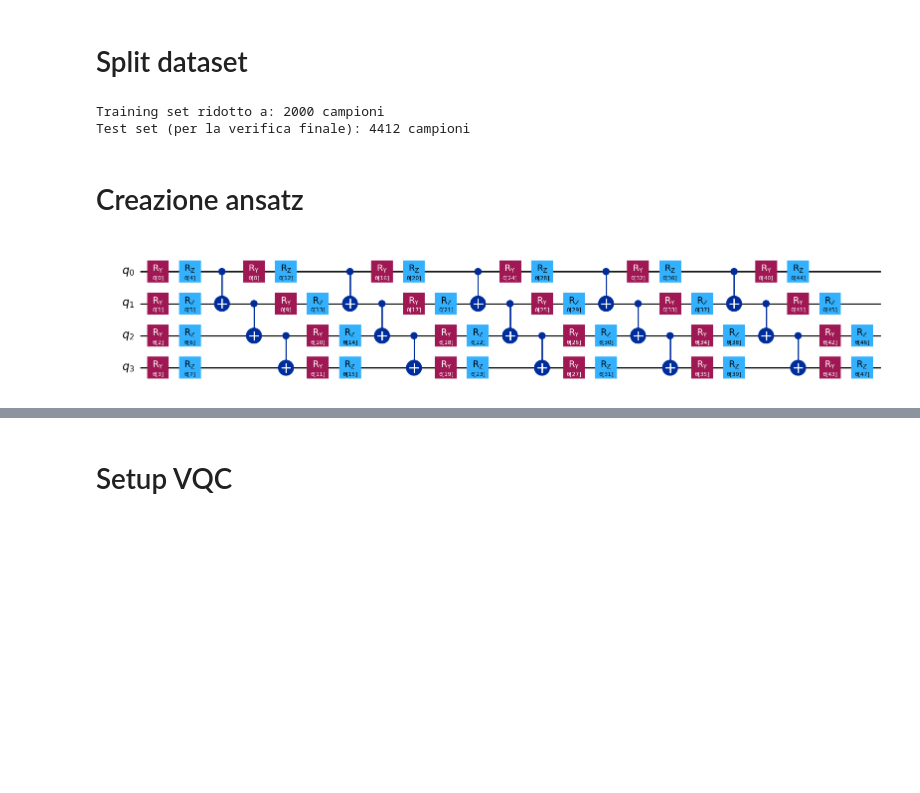
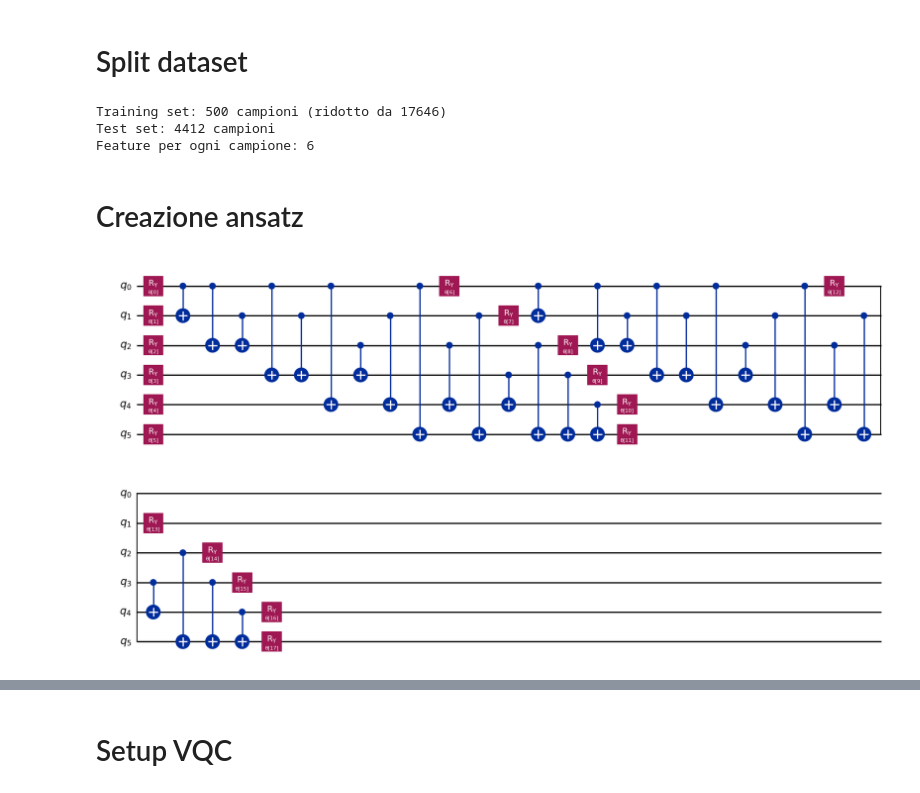
Before and after one commit to MattiaGallucci/HeisenBank, a Jupyter notebook: qml.ipynb, the cells around one changed output, grey strips where cells are left out. Drawn from its saved outputs; the diff is of its cells as text; code cells hidden in the pictures; blank space fills up the shorter version.

Commit message:
feature manuali, spsa, 500 campioni, 300 iter

```diff
--- a/qml.ipynb
+++ b/qml.ipynb
@@ -49,9 +135,10 @@ Dataset pronto. Feature: ['credit_risk_score', 'proposed_credit_limit', 'device_
 # %%
 from qiskit.circuit.library import ZZFeatureMap
 
-num_qubits = 4
+num_qubits = 6
+
 # reps = 2 indica quante volte ripetere il pattern di encoding (maggiore profondità = più complessità catturata)
-feature_map = ZZFeatureMap(feature_dimension=num_qubits, reps=2, entanglement='full')
+feature_map = ZZFeatureMap(feature_dimension=num_qubits, reps=1, entanglement='linear')
 
 # Visualizziamo il circuito per capire come vengono mappati i dati
 feature_map.decompose().draw(output='mpl')
@@ -62,32 +149,44 @@ feature_map.decompose().draw(output='mpl')
 # %% [markdown]
 # Split dataset
 # %%
-from sklearn.model_selection import train_test_split
+from sklearn.preprocessing import MinMaxScaler, StandardScaler
 
-# 1. Split normale
-X_train_full, X_test, y_train_full, y_test = train_test_split(
-    X_final, y, test_size=0.2, random_state=42, stratify=y
+# --- 1. StandardScaler sulle feature selezionate ---
+scaler = StandardScaler()
+X_scaled = scaler.fit_transform(X_selected)
+
+# --- 2. Split: 80% train, 20% test ---
+X_train_all, X_test_raw, y_train_all, y_test = train_test_split(
+    X_scaled, y, test_size=0.2, random_state=42, stratify=y
 )
 
-# 2. Creazione sottoinsieme di training VELOCE (1000 campioni bilanciati) | Prova anche 2000
-X_train, _, y_train, _ = train_test_split(
-    X_train_full, y_train_full, train_size=2000, stratify=y_train_full, random_state=42
+# --- 3. Riduzione del training set a 500 campioni bilanciati ---
+# Con un dataset piccolo, SPSA può fare molte più iterazioni nello stesso tempo
+train_size = 500
+X_train_small, _, y_train_small, _ = train_test_split(
+    X_train_all, y_train_all, train_size=train_size, stratify=y_train_all, random_state=42
 )
 
-print(f"Training set ridotto a: {len(X_train)} campioni")
-print(f"Test set (per la verifica finale): {len(X_test)} campioni")
+# --- 4. Scaling in [0, pi] per compatibilità con i gate quantistici ---
+q_scaler = MinMaxScaler(feature_range=(0, np.pi))
+X_train = q_scaler.fit_transform(X_train_small)
+X_test = q_scaler.transform(X_test_raw)
+y_train = y_train_small
+
+print(f"Training set: {X_train.shape[0]} campioni (ridotto da {X_train_all.shape[0]})")
+print(f"Test set: {X_test.shape[0]} campioni")
+print(f"Feature per ogni campione: {X_train.shape[1]}")
 # %% [output]
-Training set ridotto a: 2000 campioni
-Test set (per la verifica finale): 4412 campioni
+Training set: 500 campioni (ridotto da 17646)
+Test set: 4412 campioni
+Feature per ogni campione: 6
 # %% [markdown]
 # Creazione ansatz
 # %%
-from qiskit.circuit.library import EfficientSU2
+from qiskit.circuit.library import RealAmplitudes
 
-num_qubits = 4
-# Aumentiamo reps a 5 per dare più "espressività"
-ansatz = EfficientSU2(num_qubits=num_qubits, reps=5, entanglement='linear')
+ansatz = RealAmplitudes(num_qubits=num_qubits, reps=2, entanglement='full')
 
 ansatz.decompose().draw(output='mpl')
 # %% [output]
-[figure, old version]
+[figure, new version]
```
Also changed, not shown: parts of 12 cells of this notebook, 1 other file.
